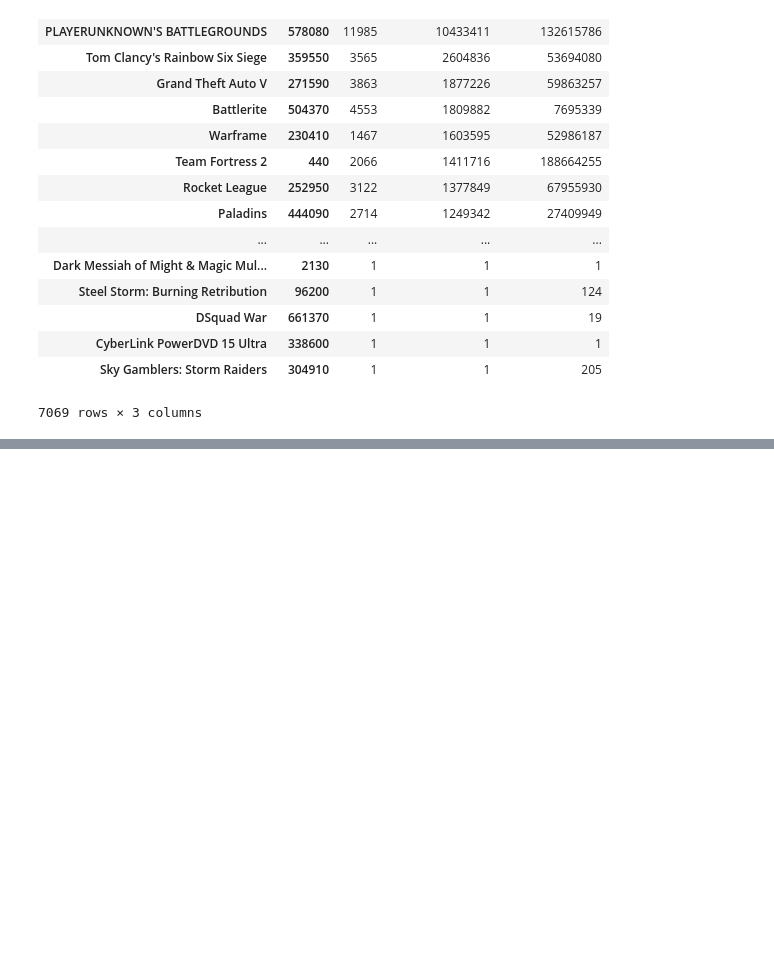
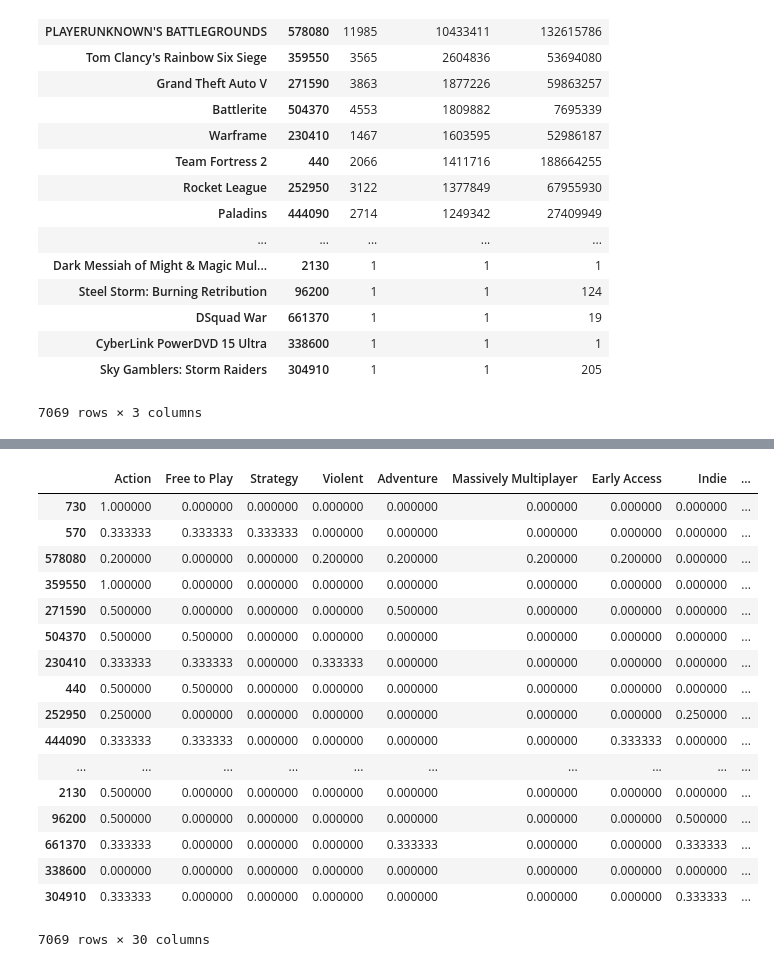
Before and after one commit to if1015-datascience-ufpe/2017-2-projeto-hbcj-lfp2, a Jupyter notebook: Projeto.ipynb, the cells around one changed output, grey strips where cells are left out. Saved outputs shown, nothing was run; the diff lists cells and outputs as text; code cells hidden in the pictures; blank space fills up the shorter version.

Commit message:
Getting the dissimilarity matrix of genres

```diff
--- a/Projeto.ipynb
+++ b/Projeto.ipynb
@@ -259,11 +259,27 @@ dataCount
 | Sky Gamblers: Storm Raiders | 304910 | 1 | 1 | 205 |
 7069 rows × 3 columns
 # %%
-genres = []
+import time
+
+#genres = []
+#id_genres = []
 params4={'appids':'730'}
-for x in range(len(listId)):
+for x in range(6879, len(listId)):
     idJogo = listId[x]
     print(idJogo)
     params4['appids'] = idJogo
-    prfs= rq.get('http://store.steampowered.com/api/appdetails?appids=', params4).json()['730']['data']['genres']
+    if idJogo not in id_genres:
+        prfs= rq.get('http://store.steampowered.com/api/appdetails?appids=', params4).json()[str(idJogo)]
+        if 'data' in prfs:
+            prfs = prfs['data']
+            if 'genres' in prfs:
+                prfs = prfs['genres']
+                genres.append(prfs)
+                print(prfs)
+            else:
+                genres.append(0)
+        else:
+            genres.append(0)
+        id_genres.append(idJogo)
+        time.sleep(1)
 # %% [output]
@@ -288 +303,37 @@ KeyboardInterrupt:
+# %%
+columns_genres = []
+for x in range(len(id_genres)):
+    if genres[x] is not 0:
+        for y in range(len(genres[x])):
+            if genres[x][y]['description'] not in columns_genres:
+                columns_genres.append(genres[x][y]['description'])
+# %%
+games_total = pd.DataFrame(index=id_genres, columns=columns_genres)
+for x in range(len(id_genres)):
+    if genres[x] is not 0:
+        for y in range(len(genres[x])):
+            to = 1/len(genres[x])
+            descr = genres[x][y]['description']
+            games_total.at[id_genres[x], descr] = to
+games_total = games_total.fillna(0)
+games_total
+# %% [output]
+|  | Action | Free to Play | Strategy | Violent | Adventure | Massively Multiplayer | Early Access | Indie | ... |
+| 730 | 1.000000 | 0.000000 | 0.000000 | 0.000000 | 0.000000 | 0.000000 | 0.000000 | 0.000000 | ... |
+| 570 | 0.333333 | 0.333333 | 0.333333 | 0.000000 | 0.000000 | 0.000000 | 0.000000 | 0.000000 | ... |
+| 578080 | 0.200000 | 0.000000 | 0.000000 | 0.200000 | 0.200000 | 0.200000 | 0.200000 | 0.000000 | ... |
+| 359550 | 1.000000 | 0.000000 | 0.000000 | 0.000000 | 0.000000 | 0.000000 | 0.000000 | 0.000000 | ... |
+| 271590 | 0.500000 | 0.000000 | 0.000000 | 0.000000 | 0.500000 | 0.000000 | 0.000000 | 0.000000 | ... |
+| 504370 | 0.500000 | 0.500000 | 0.000000 | 0.000000 | 0.000000 | 0.000000 | 0.000000 | 0.000000 | ... |
+| 230410 | 0.333333 | 0.333333 | 0.000000 | 0.333333 | 0.000000 | 0.000000 | 0.000000 | 0.000000 | ... |
+| 440 | 0.500000 | 0.500000 | 0.000000 | 0.000000 | 0.000000 | 0.000000 | 0.000000 | 0.000000 | ... |
+| 252950 | 0.250000 | 0.000000 | 0.000000 | 0.000000 | 0.000000 | 0.000000 | 0.000000 | 0.250000 | ... |
+| 444090 | 0.333333 | 0.333333 | 0.000000 | 0.000000 | 0.000000 | 0.000000 | 0.333333 | 0.000000 | ... |
+| ... | ... | ... | ... | ... | ... | ... | ... | ... | ... |
+| 2130 | 0.500000 | 0.000000 | 0.000000 | 0.000000 | 0.000000 | 0.000000 | 0.000000 | 0.000000 | ... |
+| 96200 | 0.500000 | 0.000000 | 0.000000 | 0.000000 | 0.000000 | 0.000000 | 0.000000 | 0.500000 | ... |
+| 661370 | 0.333333 | 0.000000 | 0.000000 | 0.000000 | 0.333333 | 0.000000 | 0.000000 | 0.333333 | ... |
+| 338600 | 0.000000 | 0.000000 | 0.000000 | 0.000000 | 0.000000 | 0.000000 | 0.000000 | 0.000000 | ... |
+| 304910 | 0.333333 | 0.000000 | 0.000000 | 0.000000 | 0.000000 | 0.000000 | 0.000000 | 0.333333 | ... |
+7069 rows × 30 columns
 # %%
```
Also changed, not shown: parts of 3 cells of this notebook, 1 other file.
